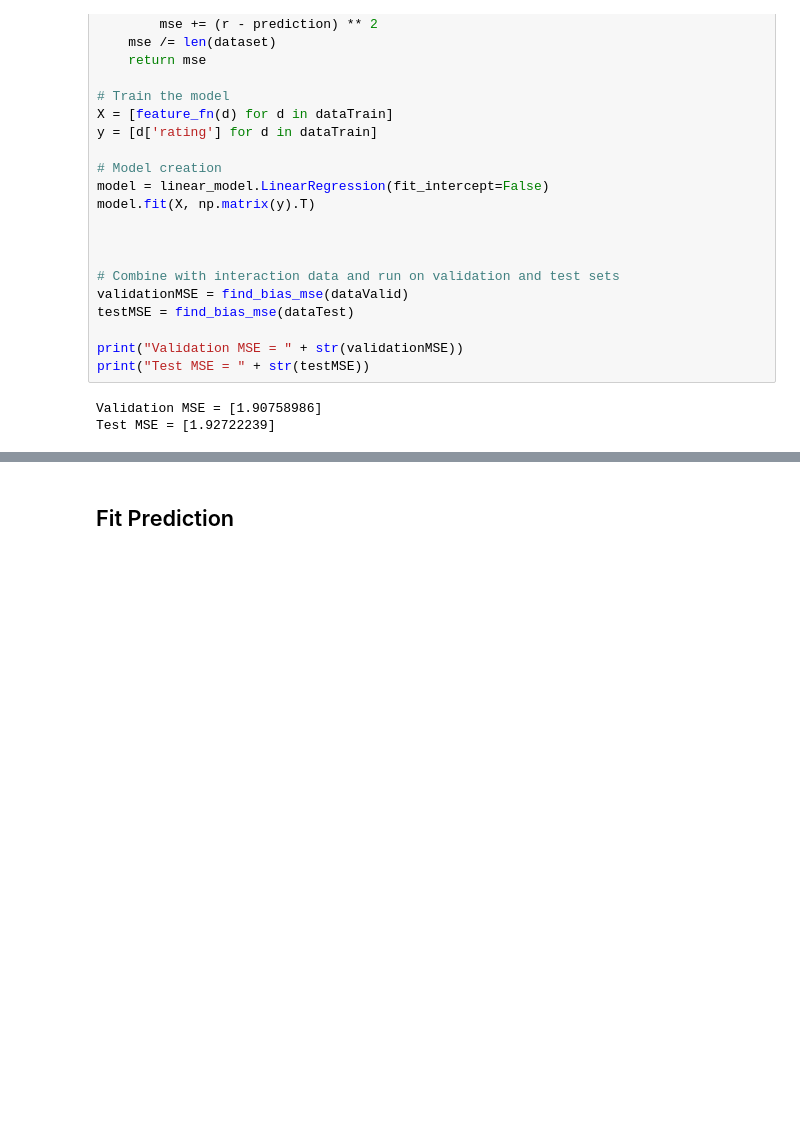
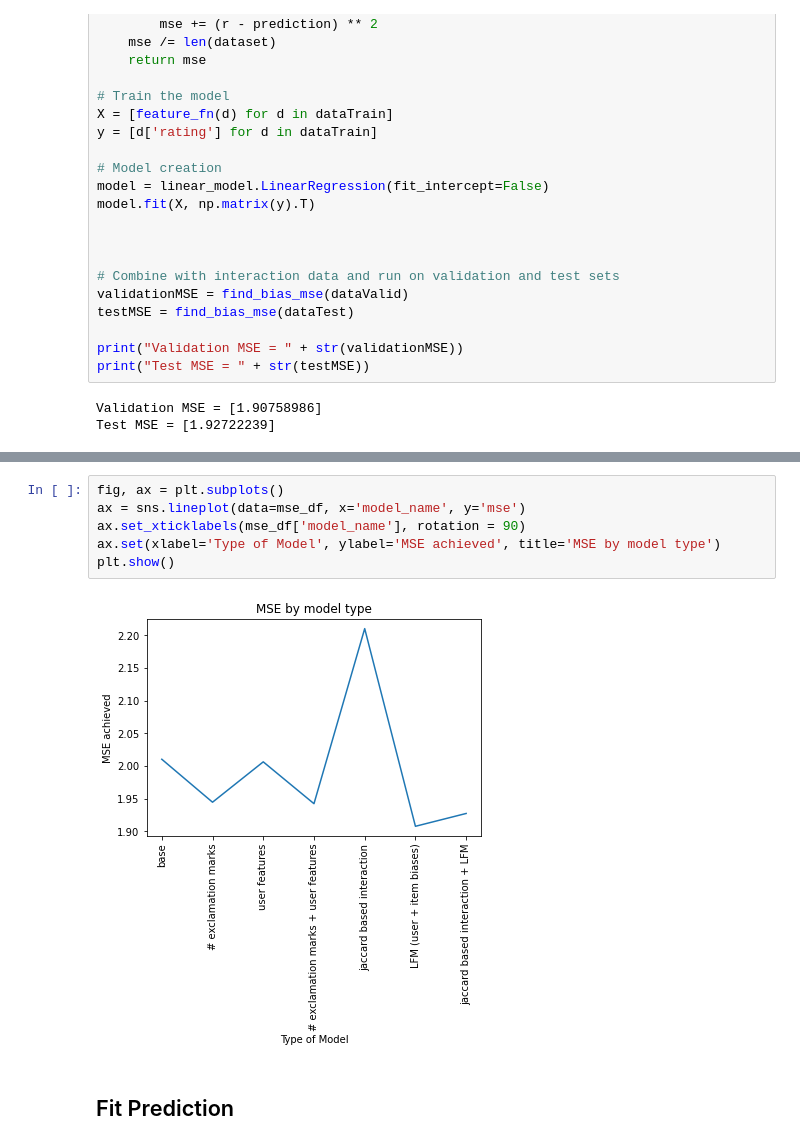
Before and after one commit to tharvipop/predictive-clothing-fit, a Jupyter notebook: model.ipynb, the cells around one changed output, grey strips where cells are left out. Cells and saved outputs as stored; diff of their text form; blank space fills up the shorter version.

```diff
--- a/model.ipynb
+++ b/model.ipynb
@@ -413,3 +417,11 @@ pd.DataFrame({'mse': mse_list, 'model_name': model_names})
+# %%
+fig, ax = plt.subplots()
+ax = sns.lineplot(data=mse_df, x='model_name', y='mse')
+ax.set_xticklabels(mse_df['model_name'], rotation = 90)
+ax.set(xlabel='Type of Model', ylabel='MSE achieved', title='MSE by model type')
+plt.show()
+# %% [output]
+[figure, added]
 # %% [markdown]
 ## Fit Prediction
 # %%
```
Also changed, not shown: parts of 2 cells of this notebook.
